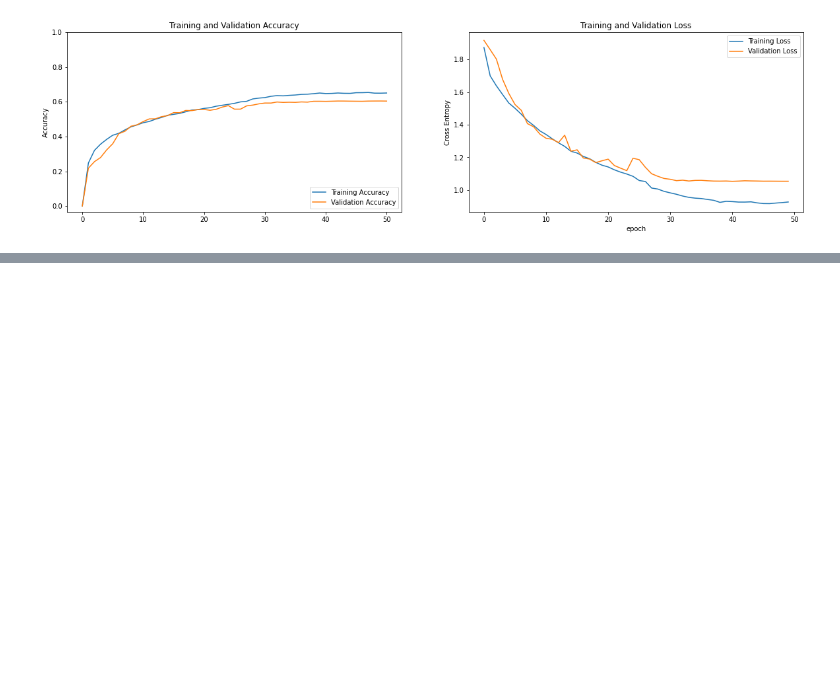
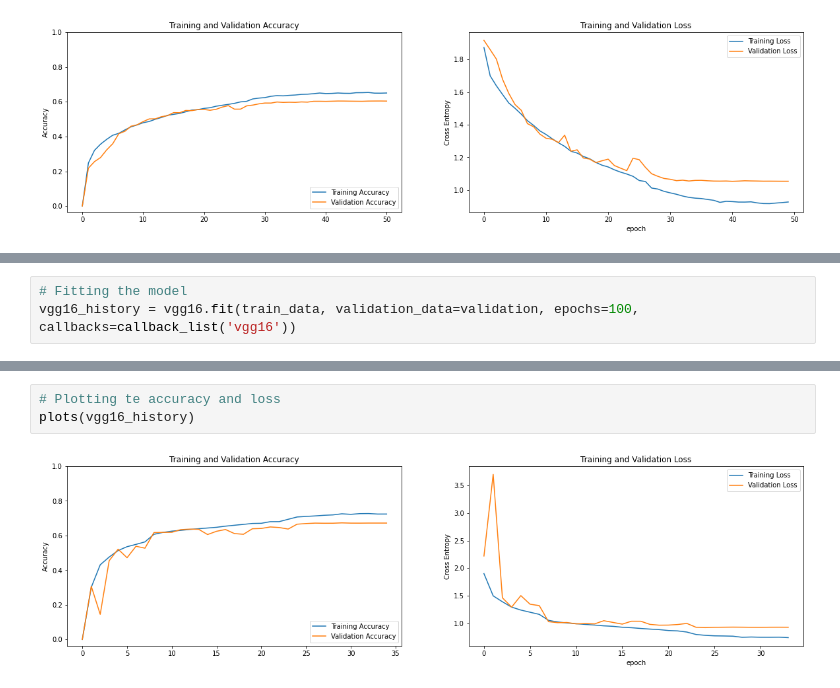
Before and after one commit to Shatakd/Face-Emotion-Recognition-Deep-Learning, a Jupyter notebook: Face_Emotion_Recognition.ipynb, the cells around one changed output, grey strips where cells are left out. Saved outputs shown, nothing was run; the diff lists cells and outputs as text; blank space fills up the shorter version.

```diff
--- a/Face_Emotion_Recognition.ipynb
+++ b/Face_Emotion_Recognition.ipynb
@@ -395,0 +455,3 @@ plots(mobilenet_history)
+# %%
+# Fitting the model
+vgg16_history = vgg16.fit(train_data, validation_data=validation, epochs=100, callbacks=callback_list('vgg16'))
@@ -395,0 +476,5 @@ plots(mobilenet_history)
+# %%
+# Plotting te accuracy and loss
+plots(vgg16_history)
+# %% [output]
+[figure, added]
```
Also changed, not shown: parts of 8 cells of this notebook.
